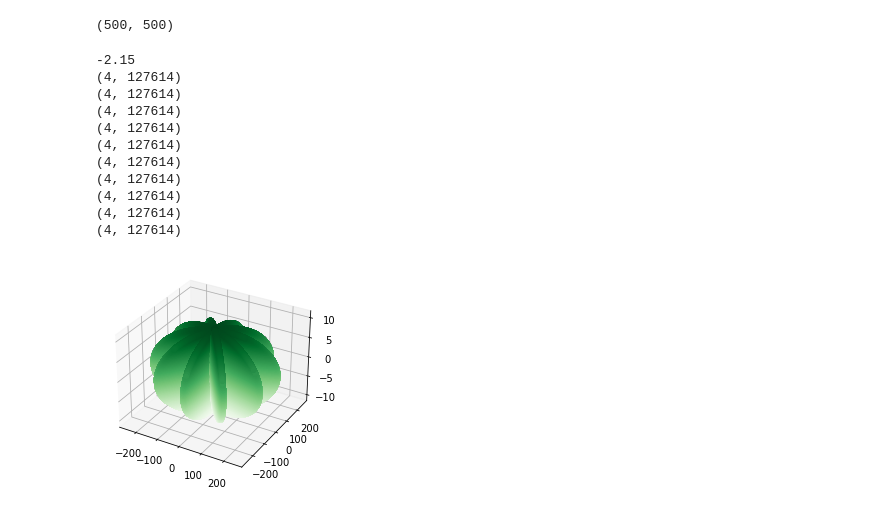
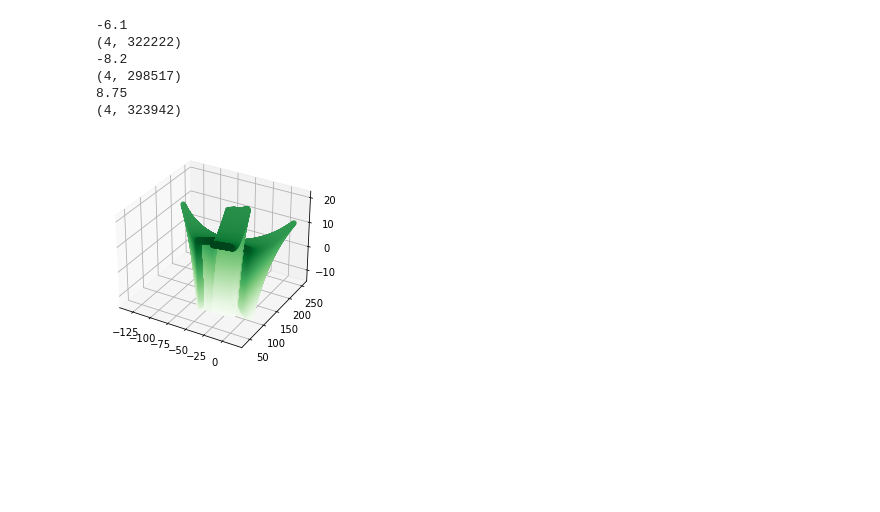
Before and after one commit to awadbs/cv-estimate-volume, a Jupyter notebook: volume-awad.ipynb, the cells around one changed output. Drawn from its saved outputs; the diff is of its cells as text; code cells hidden in the pictures; blank space fills up the shorter version.

```diff
--- a/volume-awad.ipynb
+++ b/volume-awad.ipynb
@@ -12,8 +12,6 @@ import math
 def depthmap_to_pointcloud(path,fc):
     #depth_map = cv.imread('./world_rotate/depthmap.png',0)
     depth_map = cv.imread(path,0)
-    print(depth_map.shape)
-
     height, width = depth_map.shape
 
     pt_cloud = []
@@ -23,56 +21,58 @@ def depthmap_to_pointcloud(path,fc):
     X_s = []
     Z_s = []
     Y_s = []
+
+
     for u in range(0,height):
         for v in range(0,width):
 
             Z = depth_map[u][v]
-            X = (v - x_center) * depth_map[u][v] / (depth_map[u][v] / foc_l)
-            Y = (u - y_center) * depth_map[u][v] / (depth_map[u][v] / foc_l)
+            if(Z != 206):
+                Z = 255 - Z
+                X = (v - x_center) * depth_map[u][v] / (depth_map[u][v] / foc_l)
+                Y = (u - y_center) * depth_map[u][v] / (depth_map[u][v] / foc_l)
 
-            if math.isnan(X) != True:
-                if math.isnan(Y) != True:
-                    if math.isnan(Z) != True:
-                        X_s.append(X)
-                        Y_s.append(Y)
-                        Z_s.append(Z)
+                if math.isnan(X) != True:
+                    if math.isnan(Y) != True:
+                        if math.isnan(Z) != True:
+                            X_s.append(X)
+                            Y_s.append(Y)
+                            Z_s.append(Z)
 
+    Y_s = np.multiply(-1, Y_s)
     return np.vstack((X_s,Z_s,Y_s))
 
 #pass in thera
 #pts is a 3xn array
 def rotate_pointcloud(pts, theta):
     n,m = pts.shape
     pts = np.vstack((pts, np.ones((1,m)))) # add a 1s array on the bottom to make it 4xN ptclod array
     print(pts.shape)
     r = theta * np.pi/180 # rotation matrix
     r_matrix = np.matrix(f'{np.cos(r)} {-np.sin(r)} 0 0; {np.sin(r)} {np.cos(r)} 0 0; 0 0 1 0; 0 0 0 1')
     pts = r_matrix @ pts
     pts = np.array(pts)
     return pts
 
 
 fig2 = plt.figure()
 ax = plt.axes(projection='3d')
 
-pts = depthmap_to_pointcloud('./world_rotate/depthmap.png',.05)
-print(f'{pts[0][30]}')
+filelist = ['./world_rotate/cube_01.png', './world_rotate/cube_02.png', './world_rotate/cube_03.png']
 
-for i in range(0,10):
-    pt = rotate_pointcloud(pts,i*36)
-    ax.scatter3D(pt[0],pt[1],pt[2],c=pt[2],cmap='Greens')
+cloud_pts = []
+for i,file in enumerate(filelist):
+    pts = depthmap_to_pointcloud(file,.05)
+    print(f'{pts[0][30]}')
+    pts = rotate_pointcloud(pts,i*15)
+    ax.scatter3D(pts[0],pts[1],pts[2],c=pts[2],cmap='Greens')
+    cloud_pts.append(pts)
 plt.show()
 # %% [output]
-(500, 500)
+-6.1
+(4, 322222)
+-8.2
+(4, 298517)
+8.75
+(4, 323942)
--2.15
-(4, 127614)
-(4, 127614)
-(4, 127614)
-(4, 127614)
-(4, 127614)
-(4, 127614)
-(4, 127614)
-(4, 127614)
-(4, 127614)
-(4, 127614)
-[figure, old version]
+[figure, new version]
```
Also changed, not shown: parts of 7 cells of this notebook, 34 other files.
